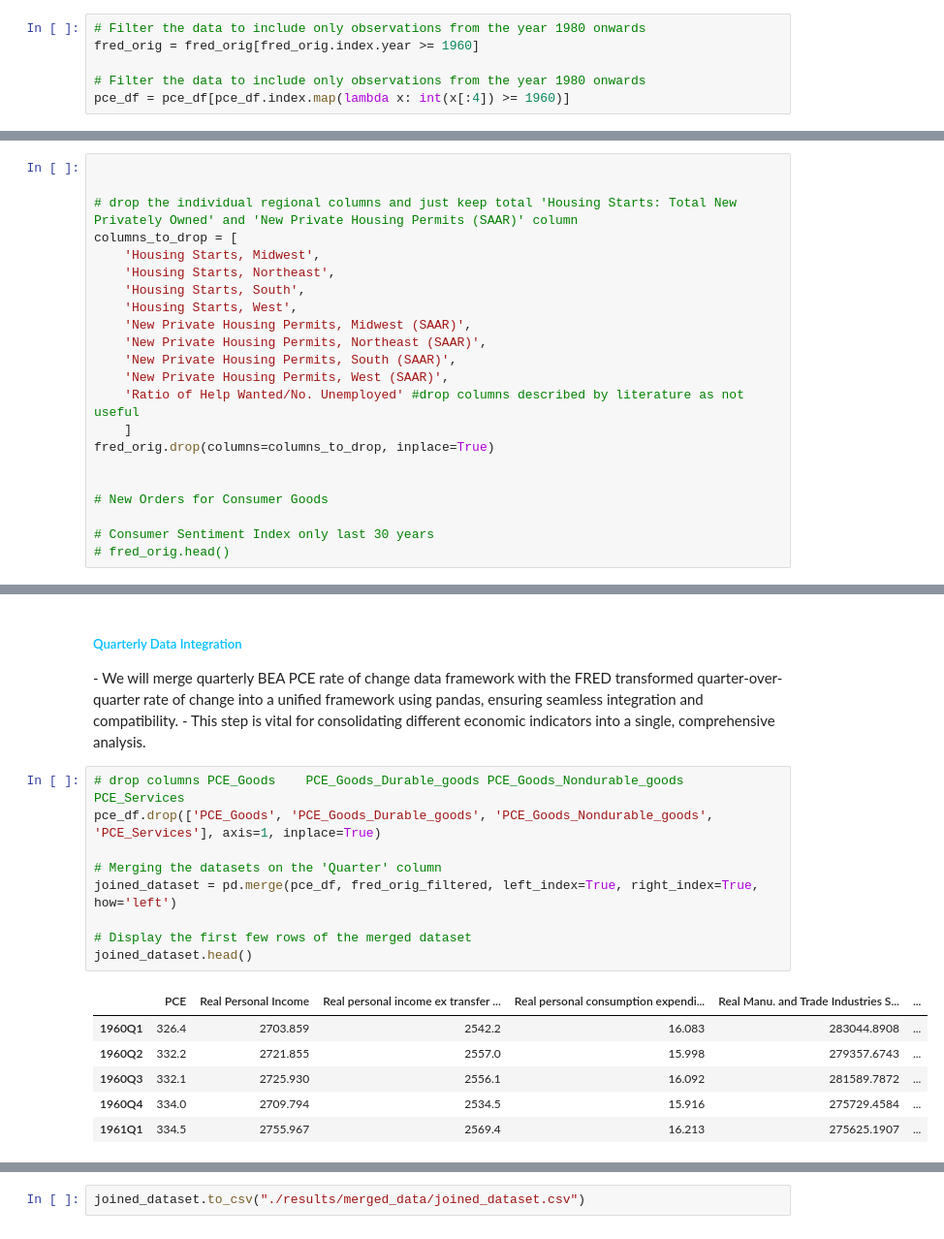
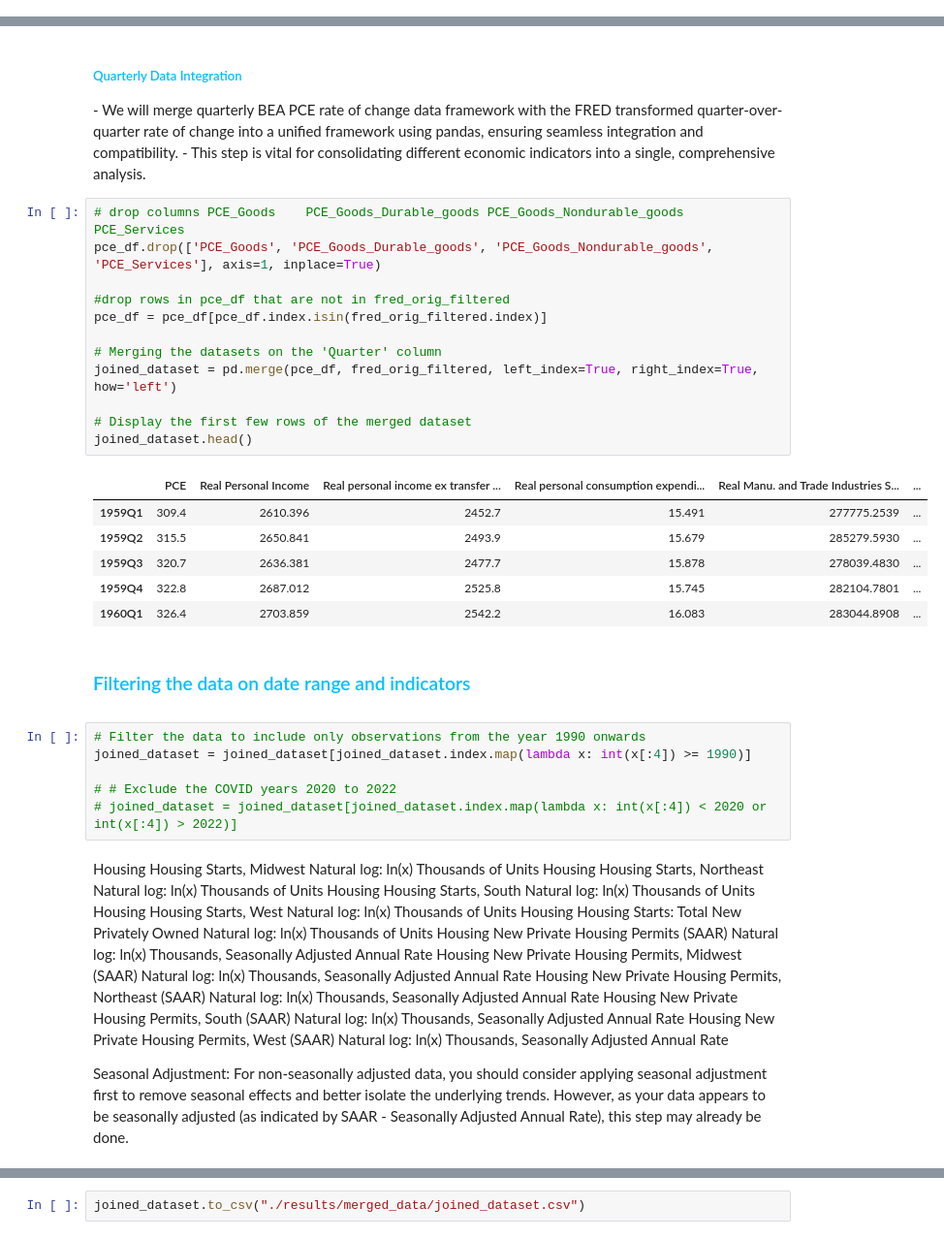
Before and after one commit to janjannagtegaal/NowCasting-M1, a Jupyter notebook: [1]M1_clean_and_preprocess.ipynb, the cells around one changed output, grey strips where cells are left out. Shown at 97% size. Drawn from its saved outputs; the diff is of its cells as text.

Commit message:
update layout and seasonality, multicolinearity, and stationarity adjustment

```diff
--- a/[1]M1_clean_and_preprocess.ipynb
+++ b/[1]M1_clean_and_preprocess.ipynb
@@ -371,6 +366,0 @@ defn.to_csv('./results/fred/fred_indicator_mappings.csv', index=False)
-# %%
-# Filter the data to include only observations from the year 1980 onwards
-fred_orig = fred_orig[fred_orig.index.year >= 1960]
-
-# Filter the data to include only observations from the year 1980 onwards
-pce_df = pce_df[pce_df.index.map(lambda x: int(x[:4]) >= 1960)]
@@ -390,25 +367,3 @@ Seasonal Adjustment: For non-seasonally adjusted data, you should consider apply
-# %%
-
-
-# drop the individual regional columns and just keep total 'Housing Starts: Total New Privately Owned' and 'New Private Housing Permits (SAAR)' column
-columns_to_drop = [
-    'Housing Starts, Midwest',
-    'Housing Starts, Northeast',
-    'Housing Starts, South',
-    'Housing Starts, West',
-    'New Private Housing Permits, Midwest (SAAR)',
-    'New Private Housing Permits, Northeast (SAAR)',
-    'New Private Housing Permits, South (SAAR)',
-    'New Private Housing Permits, West (SAAR)',
-    'Ratio of Help Wanted/No. Unemployed' #drop columns described by literature as not useful
-    ]
-fred_orig.drop(columns=columns_to_drop, inplace=True)
-
-
-# New Orders for Consumer Goods
-
-# Consumer Sentiment Index only last 30 years
-# fred_orig.head()
 # %% [markdown]
 <div style="color:#00BFFF">
 
@@ -459,16 +414,42 @@ monthly_date_range, pce_date_range
 # %%
 # drop columns PCE_Goods	PCE_Goods_Durable_goods	PCE_Goods_Nondurable_goods	PCE_Services
 pce_df.drop(['PCE_Goods', 'PCE_Goods_Durable_goods', 'PCE_Goods_Nondurable_goods', 'PCE_Services'], axis=1, inplace=True)
+
+#drop rows in pce_df that are not in fred_orig_filtered
+pce_df = pce_df[pce_df.index.isin(fred_orig_filtered.index)]
 
 # Merging the datasets on the 'Quarter' column
 joined_dataset = pd.merge(pce_df, fred_orig_filtered, left_index=True, right_index=True, how='left')
 
 # Display the first few rows of the merged dataset
 joined_dataset.head()
 # %% [output]
 |  | PCE | Real Personal Income | Real personal income ex transfer ... | Real personal consumption expendi... | Real Manu. and Trade Industries S... | ... |
+| 1959Q1 | 309.4 | 2610.396 | 2452.7 | 15.491 | 277775.2539 | ... |
+| 1959Q2 | 315.5 | 2650.841 | 2493.9 | 15.679 | 285279.5930 | ... |
+| 1959Q3 | 320.7 | 2636.381 | 2477.7 | 15.878 | 278039.4830 | ... |
+| 1959Q4 | 322.8 | 2687.012 | 2525.8 | 15.745 | 282104.7801 | ... |
 | 1960Q1 | 326.4 | 2703.859 | 2542.2 | 16.083 | 283044.8908 | ... |
-| 1960Q2 | 332.2 | 2721.855 | 2557.0 | 15.998 | 279357.6743 | ... |
-| 1960Q3 | 332.1 | 2725.930 | 2556.1 | 16.092 | 281589.7872 | ... |
-| 1960Q4 | 334.0 | 2709.794 | 2534.5 | 15.916 | 275729.4584 | ... |
-| 1961Q1 | 334.5 | 2755.967 | 2569.4 | 16.213 | 275625.1907 | ... |
+# %% [markdown]
+<div style="color:#00BFFF">
+
+### Filtering the data on date range and indicators
+# %%
+# Filter the data to include only observations from the year 1990 onwards
+joined_dataset = joined_dataset[joined_dataset.index.map(lambda x: int(x[:4]) >= 1990)]
+
+# # Exclude the COVID years 2020 to 2022
+# joined_dataset = joined_dataset[joined_dataset.index.map(lambda x: int(x[:4]) < 2020 or int(x[:4]) > 2022)]
+# %% [markdown]
+Housing	Housing Starts, Midwest	Natural log: ln(x)	Thousands of Units
+Housing	Housing Starts, Northeast	Natural log: ln(x)	Thousands of Units
+Housing	Housing Starts, South	Natural log: ln(x)	Thousands of Units
+Housing	Housing Starts, West	Natural log: ln(x)	Thousands of Units
+Housing	Housing Starts: Total New Privately Owned	Natural log: ln(x)	Thousands of Units
+Housing	New Private Housing Permits (SAAR)	Natural log: ln(x)	Thousands, Seasonally Adjusted Annual Rate
+Housing	New Private Housing Permits, Midwest (SAAR)	Natural log: ln(x)	Thousands, Seasonally Adjusted Annual Rate
+Housing	New Private Housing Permits, Northeast (SAAR)	Natural log: ln(x)	Thousands, Seasonally Adjusted Annual Rate
+Housing	New Private Housing Permits, South (SAAR)	Natural log: ln(x)	Thousands, Seasonally Adjusted Annual Rate
+Housing	New Private Housing Permits, West (SAAR)	Natural log: ln(x)	Thousands, Seasonally Adjusted Annual Rate
+
+Seasonal Adjustment: For non-seasonally adjusted data, you should consider applying seasonal adjustment first to remove seasonal effects and better isolate the underlying trends. However, as your data appears to be seasonally adjusted (as indicated by SAAR - Seasonally Adjusted Annual Rate), this step may already be done.
```
Also changed, not shown: parts of 24 cells of this notebook, 6 other files.
